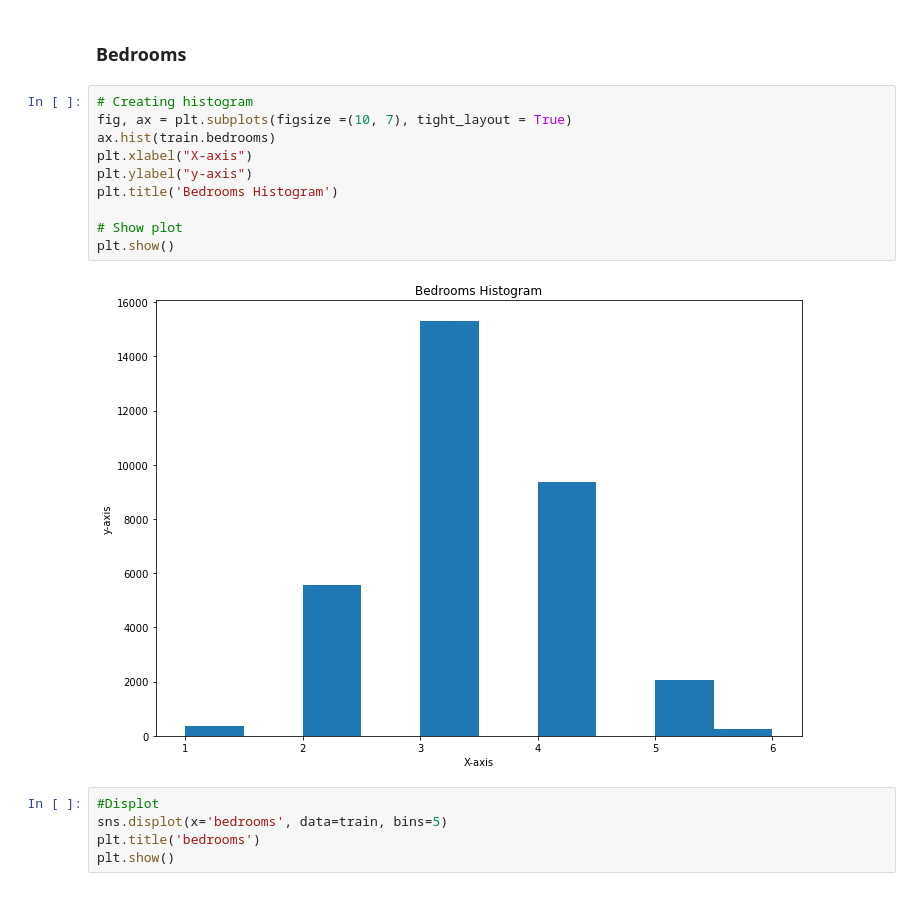
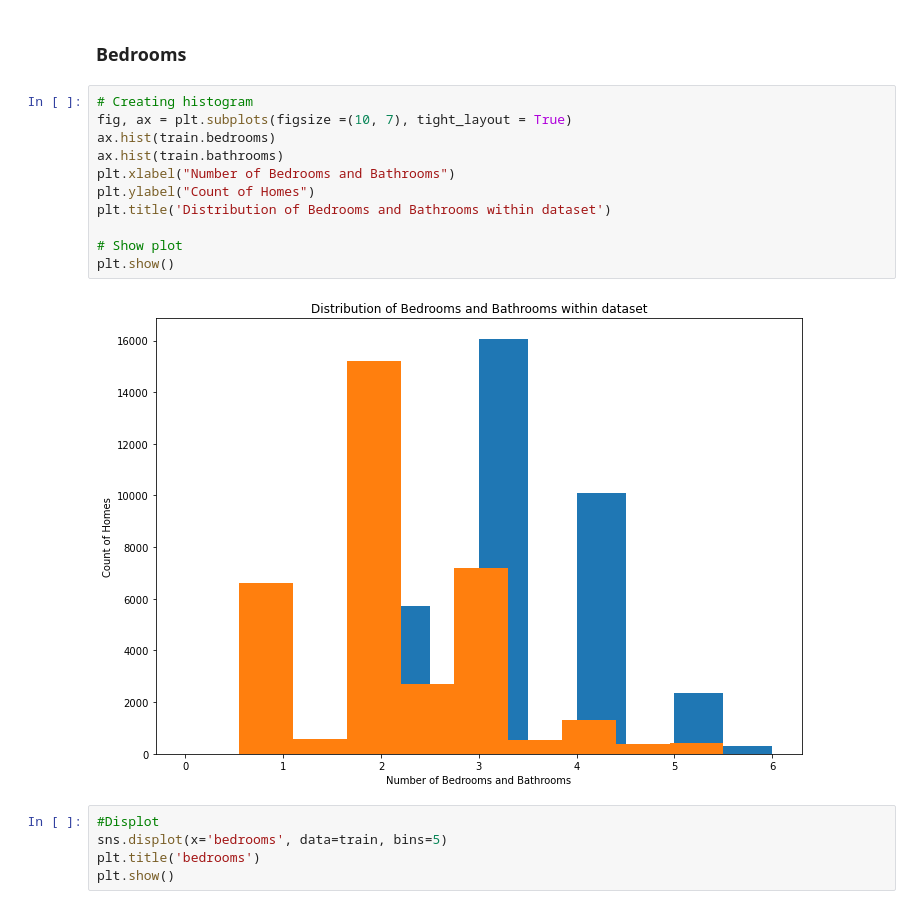
Before and after one commit to cristinalucin/regression-project, a Jupyter notebook: project_workbook.ipynb, the cells around one changed output. Drawn from its saved outputs; the diff is of its cells as text.

```diff
--- a/project_workbook.ipynb
+++ b/project_workbook.ipynb
@@ -193,15 +174,16 @@ Name: county, dtype: float64
 # %%
 # Creating histogram
 fig, ax = plt.subplots(figsize =(10, 7), tight_layout = True)
 ax.hist(train.bedrooms)
-plt.xlabel("X-axis")
-plt.ylabel("y-axis")
-plt.title('Bedrooms Histogram')
+ax.hist(train.bathrooms)
+plt.xlabel("Number of Bedrooms and Bathrooms")
+plt.ylabel("Count of Homes")
+plt.title('Distribution of Bedrooms and Bathrooms within dataset')
 
 # Show plot
 plt.show()
 # %% [output]
-[figure, old version]
+[figure, new version]
 # %%
 #Displot
 sns.displot(x='bedrooms', data=train, bins=5)
```
Also changed, not shown: parts of 33 cells of this notebook, 2 other files.
